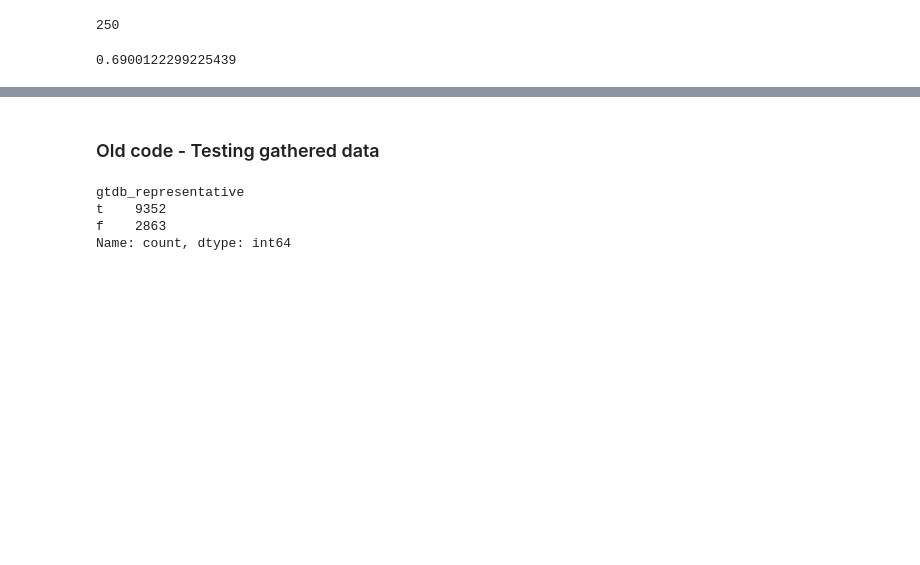
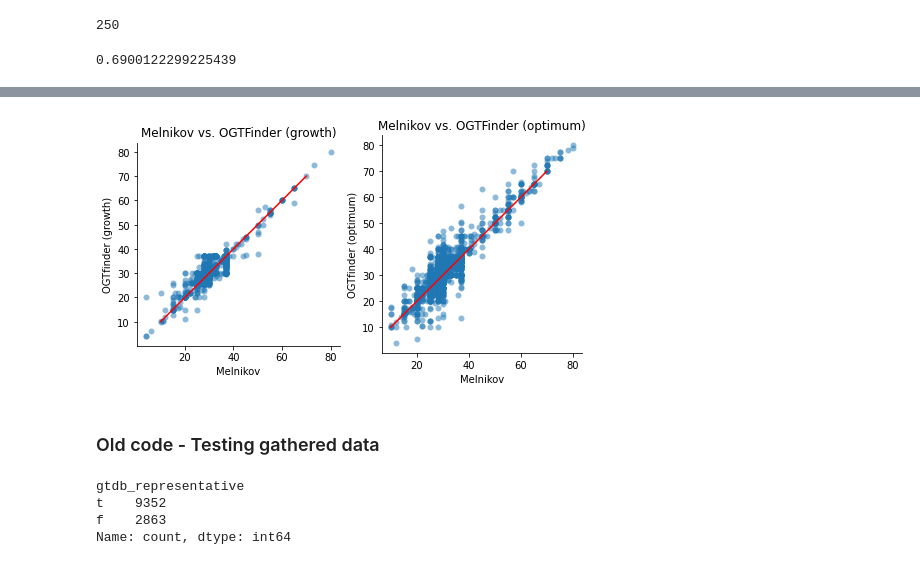
Before and after one commit to realmichaelhoffert/adenylate_kinase_ogt, a Jupyter notebook: notebooks/00_adenylate_kinase.ipynb, the cells around one changed output, grey strips where cells are left out. Cells and saved outputs as stored; diff of their text form; code cells hidden in the pictures; blank space fills up the shorter version.

```diff
--- a/notebooks/00_adenylate_kinase.ipynb
+++ b/notebooks/00_adenylate_kinase.ipynb
@@ -286,0 +289,3 @@ melnikov['temperature'].value_counts().head(3).sum() /  melnikov['temperature'].
+# %%
+ogtfinder_data = pd.read_csv('./../data/OGTFinder/Data/all_temp_with_lineage.tsv', sep=',')
+ogtfinder_data['Type'].value_counts()
@@ -286,0 +307,2 @@ melnikov['temperature'].value_counts().head(3).sum() /  melnikov['temperature'].
+# %%
+merged = pd.merge(melnikov, gtdb_md_rep.reset_index(), how='left', left_on='assembly', right_on='ncbi_genbank_assembly_accession') #['accession']
@@ -286,0 +324,4 @@ melnikov['temperature'].value_counts().head(3).sum() /  melnikov['temperature'].
+# %%
+ogtfinder_grouped = ogtfinder_data.groupby(['species_id', 'Type']).agg({'Temp':'mean'}).unstack()
+ogtfinder_grouped.columns = ['_'.join(list(c)) for c in ogtfinder_grouped.columns]
+ogtfinder_grouped
@@ -286,0 +343,23 @@ melnikov['temperature'].value_counts().head(3).sum() /  melnikov['temperature'].
+# %%
+comparison_data = pd.merge(merged, ogtfinder_grouped, how='inner', left_on='ncbi_taxid', right_on='species_id')
+# %%
+fig = plt.figure(figsize=(8,4))
+ax = fig.add_subplot(1,2,1)
+ax.set_aspect('equal')
+ax.set_title('Melnikov vs. OGTFinder (growth)')
+sns.scatterplot(data=comparison_data, x='temperature', y='Temp_growth', linewidth=0, alpha=0.5)
+plt.plot((10,70), (10,70), color='r')
+ax.set_xlabel('Melnikov')
+ax.set_ylabel('OGTfinder (growth)')
+sns.despine()
+
+ax = fig.add_subplot(1,2,2)
+ax.set_aspect('equal')
+ax.set_title('Melnikov vs. OGTFinder (optimum)')
+sns.scatterplot(data=comparison_data, x='temperature', y='Temp_optimum', linewidth=0, alpha=0.5)
+plt.plot((10,70), (10,70), color='r')
+ax.set_xlabel('Melnikov')
+ax.set_ylabel('OGTfinder (optimum)')
+sns.despine()
+# %% [output]
+[figure, added]
```
Also changed, not shown: parts of 11 cells of this notebook, 7 other files.
